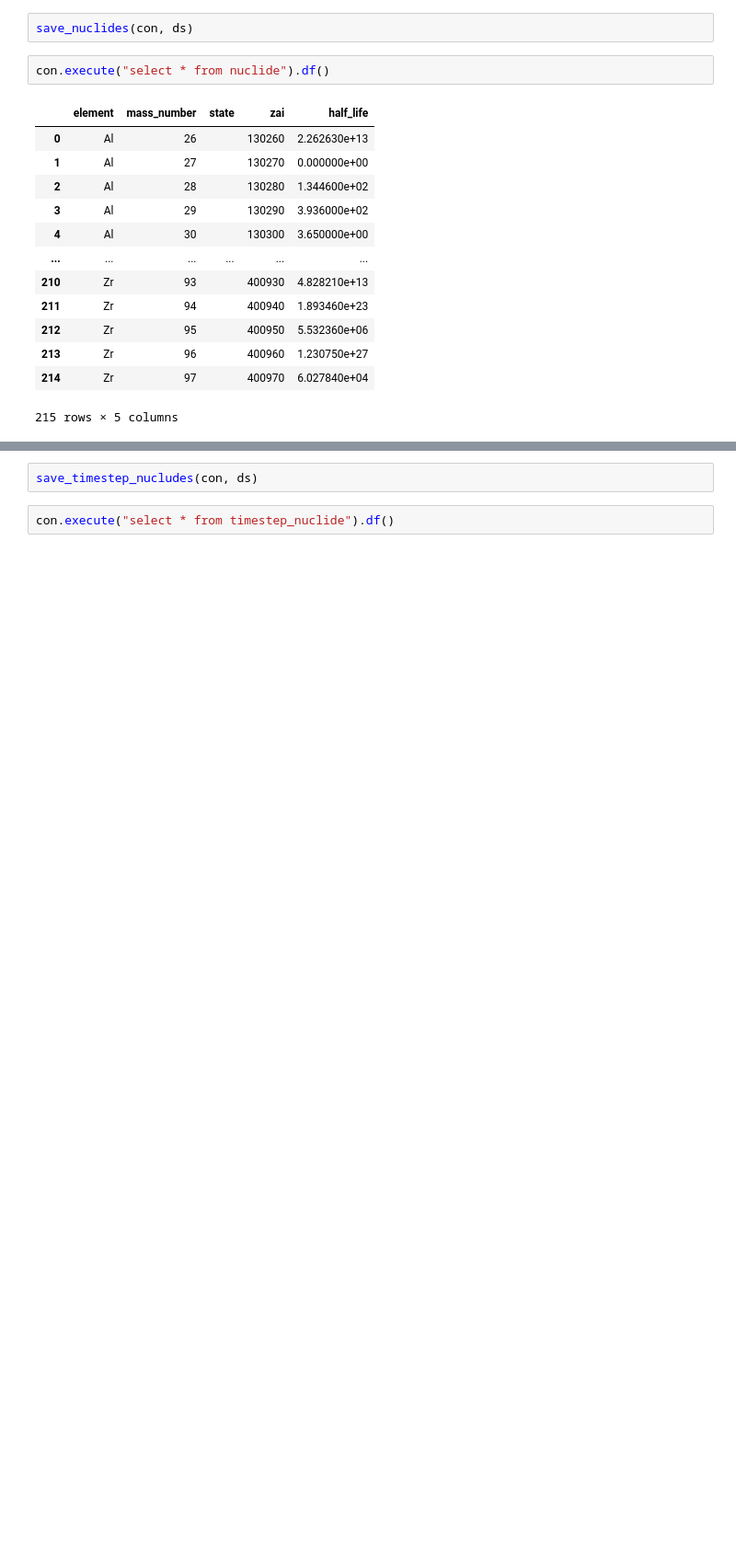
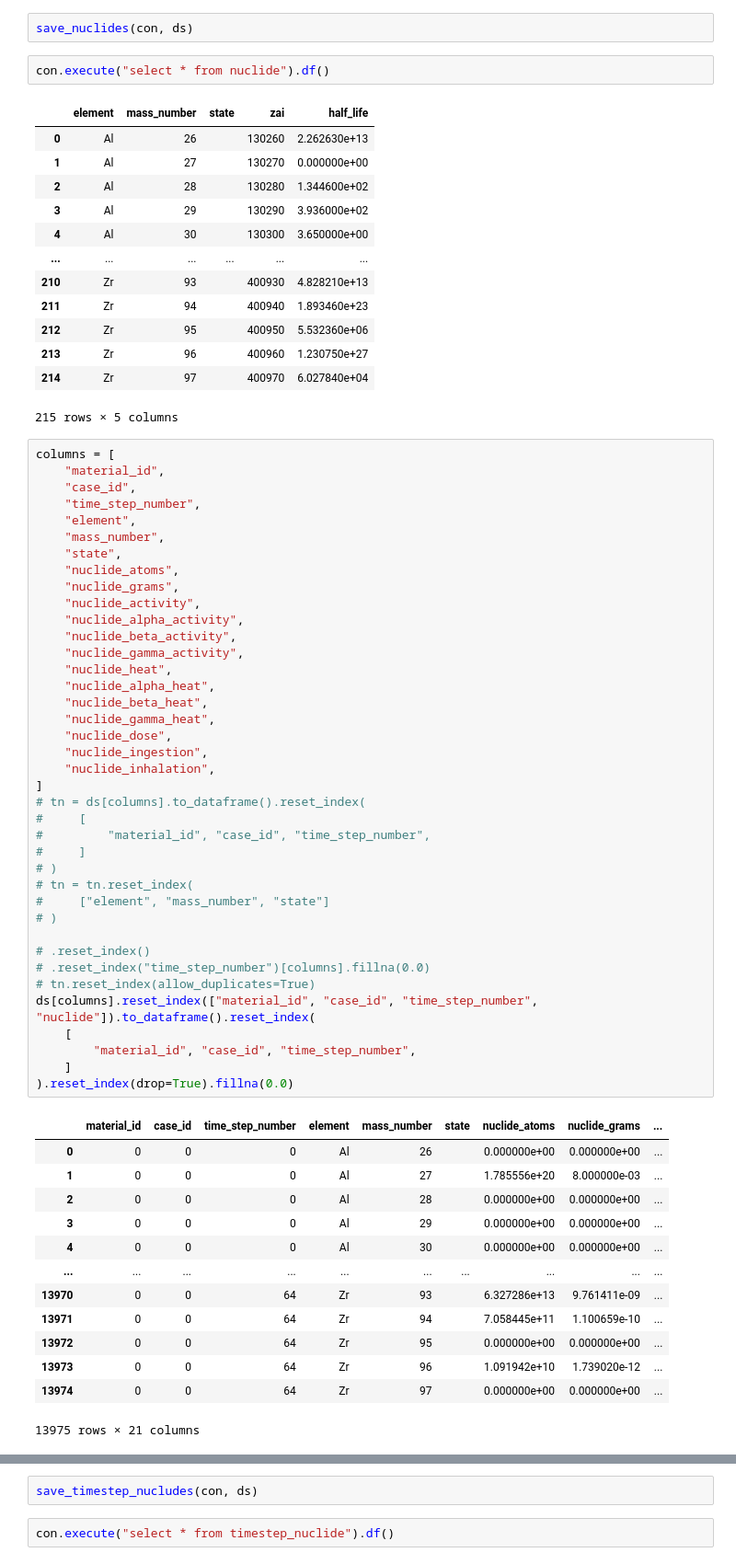
Before and after one commit to MC-kit/xpypact, a Jupyter notebook: notebooks/dvp/try_ducdb.ipynb, the cells around one changed output, grey strips where cells are left out. Shown: that part at 92% size. Drawn from its saved outputs; the diff is of its cells as text; blank space fills up the shorter version.

```diff
--- a/notebooks/dvp/try_ducdb.ipynb
+++ b/notebooks/dvp/try_ducdb.ipynb
@@ -255,6 +292,59 @@ con.execute("select * from nuclide").df()
 | 213 | Zr | 96 |  | 400960 | 1.230750e+27 |
 | 214 | Zr | 97 |  | 400970 | 6.027840e+04 |
 215 rows × 5 columns
+# %%
+columns = [
+    "material_id",
+    "case_id",
+    "time_step_number",
+    "element",
+    "mass_number",
+    "state",
+    "nuclide_atoms",
+    "nuclide_grams",
+    "nuclide_activity",
+    "nuclide_alpha_activity",
+    "nuclide_beta_activity",
+    "nuclide_gamma_activity",
+    "nuclide_heat",
+    "nuclide_alpha_heat",
+    "nuclide_beta_heat",
+    "nuclide_gamma_heat",
+    "nuclide_dose",
+    "nuclide_ingestion",
+    "nuclide_inhalation",
+]
+# tn = ds[columns].to_dataframe().reset_index(
+#     [
+#         "material_id", "case_id", "time_step_number",
+#     ]
+# )
+# tn = tn.reset_index(
+#     ["element", "mass_number", "state"]
+# )
+
+# .reset_index()
+# .reset_index("time_step_number")[columns].fillna(0.0)
+# tn.reset_index(allow_duplicates=True)
+ds[columns].reset_index(["material_id", "case_id", "time_step_number", "nuclide"]).to_dataframe().reset_index(
+    [
+        "material_id", "case_id", "time_step_number",
+    ]
+).reset_index(drop=True).fillna(0.0)
+# %% [output]
+|  | material_id | case_id | time_step_number | element | mass_number | state | nuclide_atoms | nuclide_grams | ... |
+| 0 | 0 | 0 | 0 | Al | 26 |  | 0.000000e+00 | 0.000000e+00 | ... |
+| 1 | 0 | 0 | 0 | Al | 27 |  | 1.785556e+20 | 8.000000e-03 | ... |
+| 2 | 0 | 0 | 0 | Al | 28 |  | 0.000000e+00 | 0.000000e+00 | ... |
+| 3 | 0 | 0 | 0 | Al | 29 |  | 0.000000e+00 | 0.000000e+00 | ... |
+| 4 | 0 | 0 | 0 | Al | 30 |  | 0.000000e+00 | 0.000000e+00 | ... |
+| ... | ... | ... | ... | ... | ... | ... | ... | ... | ... |
+| 13970 | 0 | 0 | 64 | Zr | 93 |  | 6.327286e+13 | 9.761411e-09 | ... |
+| 13971 | 0 | 0 | 64 | Zr | 94 |  | 7.058445e+11 | 1.100659e-10 | ... |
+| 13972 | 0 | 0 | 64 | Zr | 95 |  | 0.000000e+00 | 0.000000e+00 | ... |
+| 13973 | 0 | 0 | 64 | Zr | 96 |  | 1.091942e+10 | 1.739020e-12 | ... |
+| 13974 | 0 | 0 | 64 | Zr | 97 |  | 0.000000e+00 | 0.000000e+00 | ... |
+13975 rows × 21 columns
 # %%
 def save_timestep_nucludes(con, ds):
     columns = [
```
Also changed, not shown: parts of 14 cells of this notebook, 1 other file.
